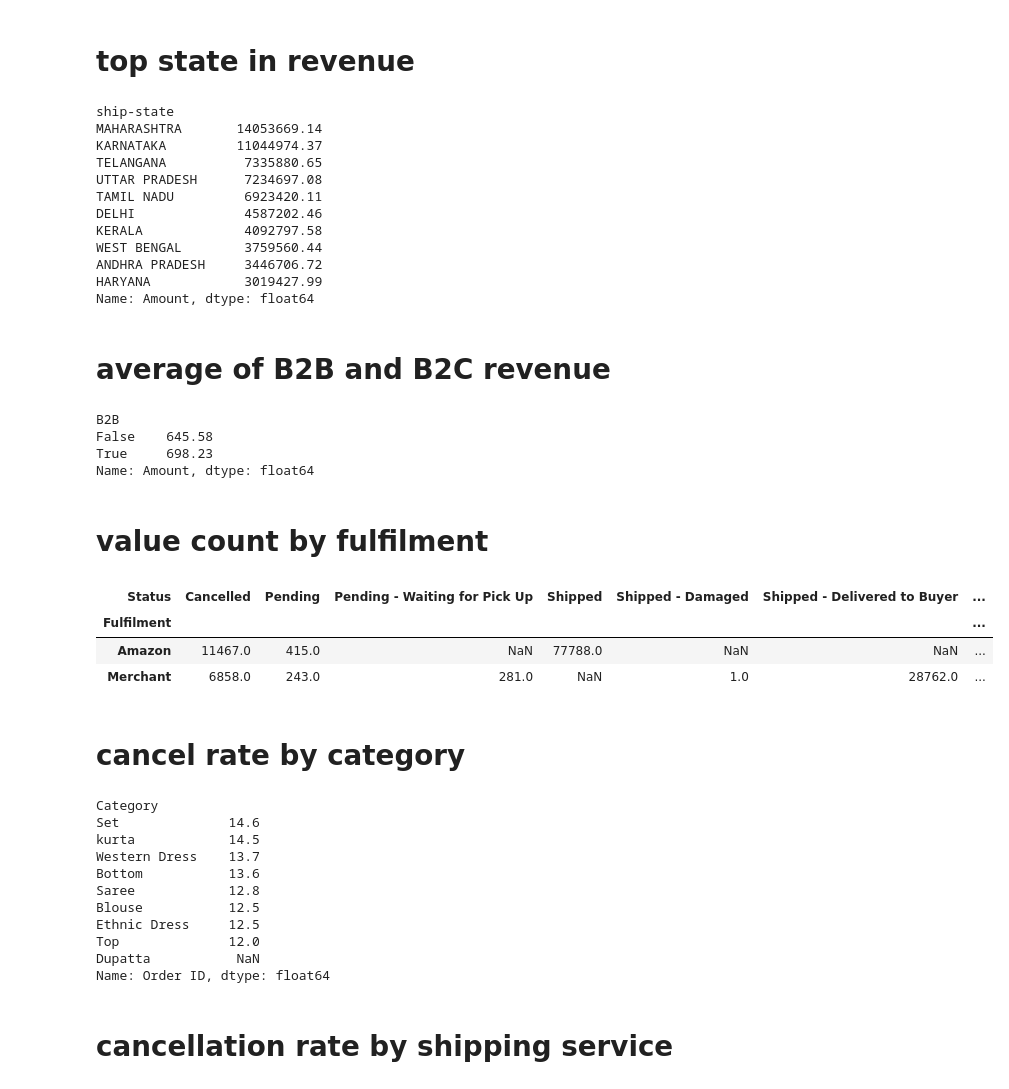
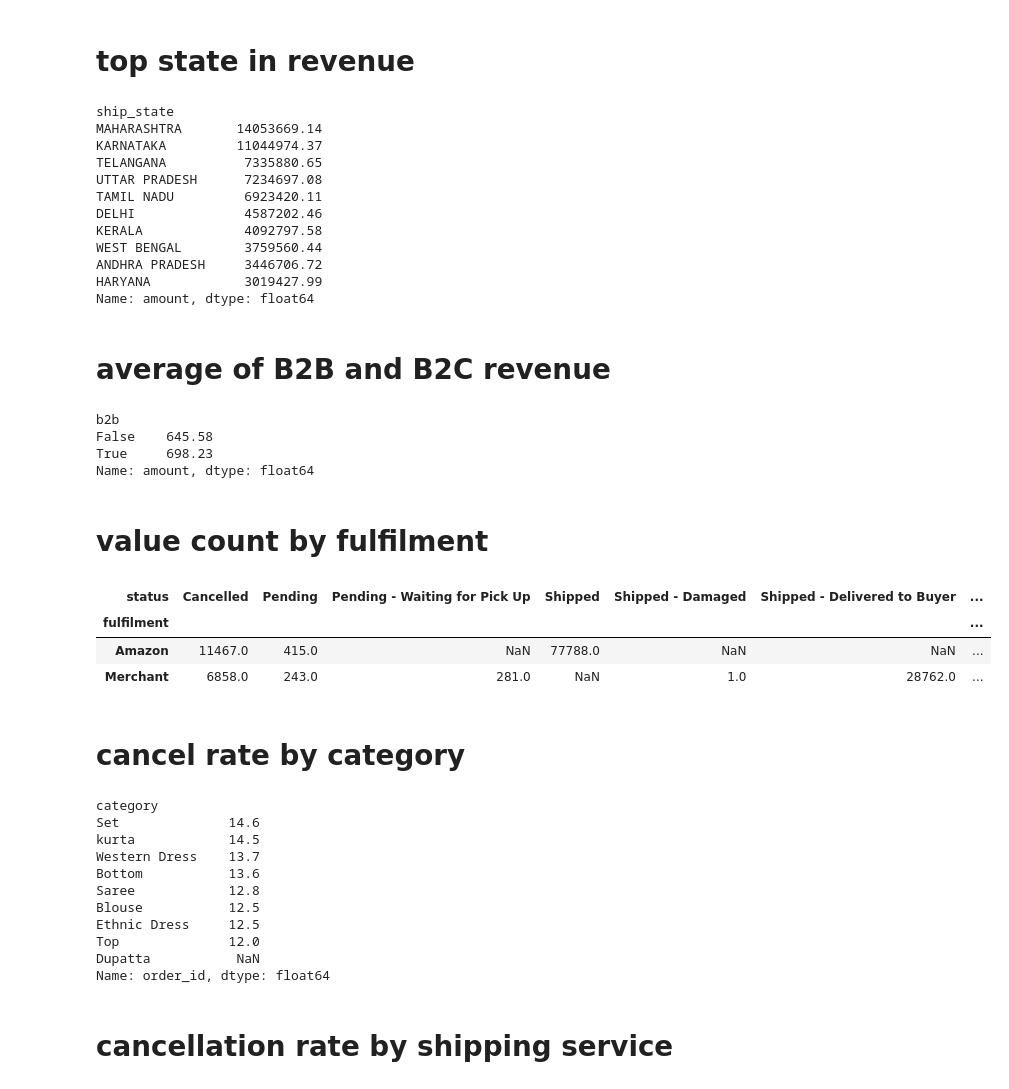
Before and after one commit to codebynishan/amazon-sales-analysis, a Jupyter notebook: EDA.ipynb, the cells around one changed output. Saved outputs shown, nothing was run; the diff lists cells and outputs as text; code cells hidden in the pictures.

```diff
--- a/EDA.ipynb
+++ b/EDA.ipynb
@@ -210,3 +208,21 @@ df['ship-city'] = df['ship-city'].str.upper().str.strip()
+# %%
+df.columns = (
+    df.columns
+    .str.strip()
+    .str.lower()
+    .str.replace(r'[^a-z0-9_]', '_', regex=True)
+)
+# %%
+df.rename(columns={
+    'Order ID': 'OrderId',
+    'Sales Channel': 'SalesChannel',
+    'ship-service-level':'ShipServiceLevel',
+    'Courier Status':'CourierStatus',
+    'ship-city':'ShipCity',
+    'ship-state':'ShipState',
+    'ship-postal-code':'ShipPostalCode',
+    'ship-country':'ShipCountry'
+}, inplace=True)
 # %%
 df.columns = df.columns.str.strip()
 # %%
@@ -227,7 +243,7 @@ Name: Date, Length: 128942, dtype: datetime64[us]>
 # %%
-df['Month'] = df['Date'].dt.month_name()
+df['month'] = df['date'].dt.month_name()
 # %%
-df['Year'] = df['Date'].dt.year
+df['year'] = df['date'].dt.year
 # %%
 df['day'] = df['Date'].dt.date
 # %% [markdown]
@@ -427,10 +443,10 @@ df['ship-state'].nunique()
 # %% [markdown]
 # top state in revenue
 # %%
-top_state = df.groupby('ship-state')['Amount'].sum().sort_values(ascending=False).head(10)
+top_state = df.groupby('ship_state')['amount'].sum().sort_values(ascending=False).head(10)
 top_state
 # %% [output]
-ship-state
+ship_state
 MAHARASHTRA       14053669.14
 KARNATAKA         11044974.37
 TELANGANA          7335880.65
@@ -441,25 +457,25 @@ KERALA             4092797.58
 WEST BENGAL        3759560.44
 ANDHRA PRADESH     3446706.72
 HARYANA            3019427.99
-Name: Amount, dtype: float64
+Name: amount, dtype: float64
 # %% [markdown]
 # average of B2B and B2C revenue
 # %%
-b2b_avg = df.groupby('B2B')['Amount'].mean().round(2)
+b2b_avg = df.groupby('b2b')['amount'].mean().round(2)
 b2b_avg
 # %% [output]
-B2B
+b2b
 False    645.58
 True     698.23
-Name: Amount, dtype: float64
+Name: amount, dtype: float64
 # %% [markdown]
 # value count by fulfilment
 # %%
-fulfillment_data = df.groupby('Fulfilment')['Status'].value_counts().unstack()
+fulfillment_data = df.groupby('fulfilment')['status'].value_counts().unstack()
 fulfillment_data
 # %% [output]
-| Status | Cancelled | Pending | Pending - Waiting for Pick Up | Shipped | Shipped - Damaged | Shipped - Delivered to Buyer | ... |
-| Fulfilment |  |  |  |  |  |  | ... |
+| status | Cancelled | Pending | Pending - Waiting for Pick Up | Shipped | Shipped - Damaged | Shipped - Delivered to Buyer | ... |
+| fulfilment |  |  |  |  |  |  | ... |
 | Amazon | 11467.0 | 415.0 | NaN | 77788.0 | NaN | NaN | ... |
 | Merchant | 6858.0 | 243.0 | 281.0 | NaN | 1.0 | 28762.0 | ... |
 # %% [markdown]
@@ -469,12 +485,12 @@ fulfillment_data['Cancellation Rate'] = (
     fulfillment_data['Cancelled'] / fulfillment_data.sum(axis=1)
 ) * 100
 # %%
-cancel = df[df['Status'].str.contains('Cancel', na=False)]
-total = df.groupby('Category')['Order ID'].count()
-cancelled = cancel.groupby('Category')['Order ID'].count()
+cancel = df[df['status'].str.contains('Cancel', na=False)]
+total = df.groupby('category')['order_id'].count()
+cancelled = cancel.groupby('category')['order_id'].count()
 print((cancelled/total * 100).round(1).sort_values(ascending=False))
 # %% [output]
-Category
+category
 Set              14.6
 kurta            14.5
 Western Dress    13.7
@@ -484,5 +500,5 @@ Blouse           12.5
 Ethnic Dress     12.5
 Top              12.0
 Dupatta           NaN
-Name: Order ID, dtype: float64
+Name: order_id, dtype: float64
 # %%
```
Also changed, not shown: parts of 25 cells of this notebook.
